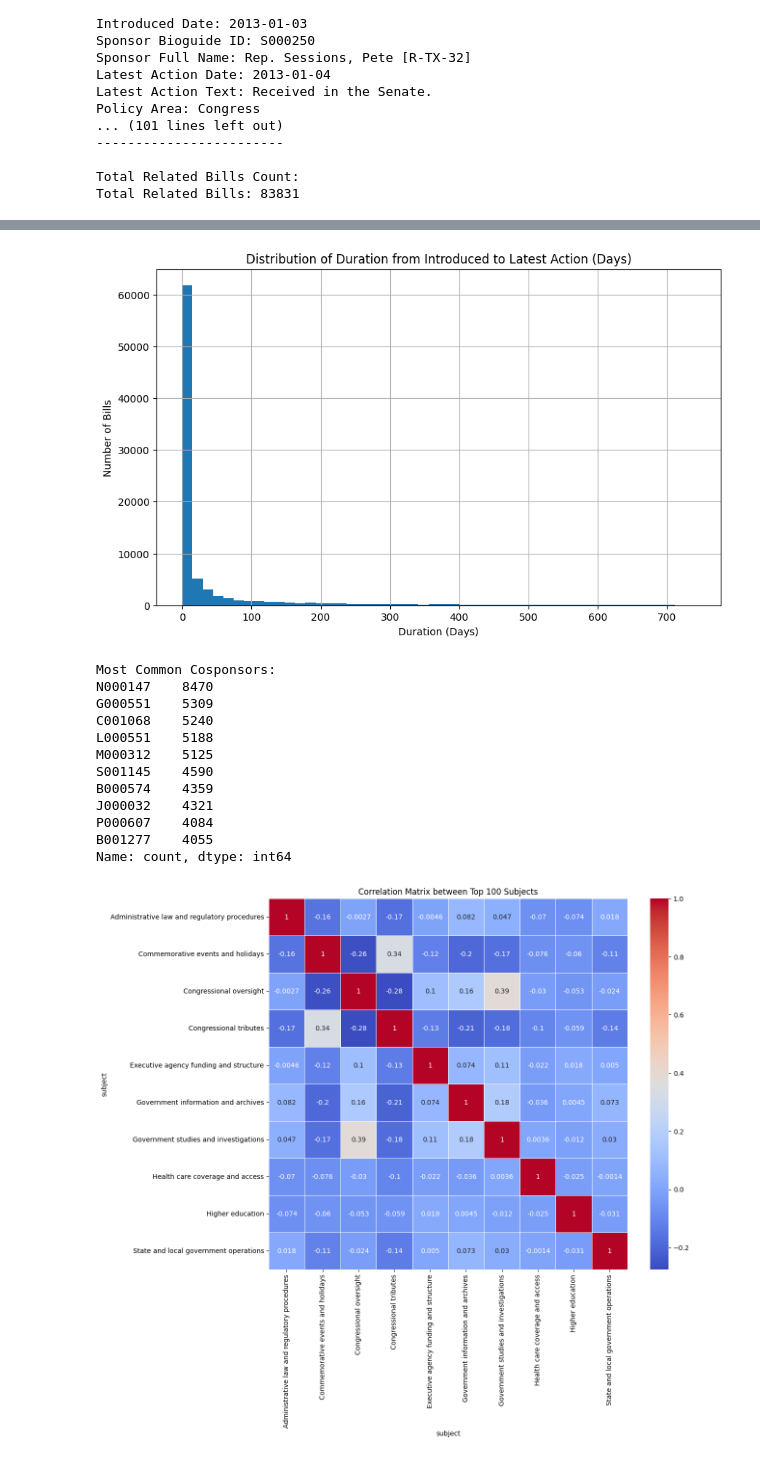
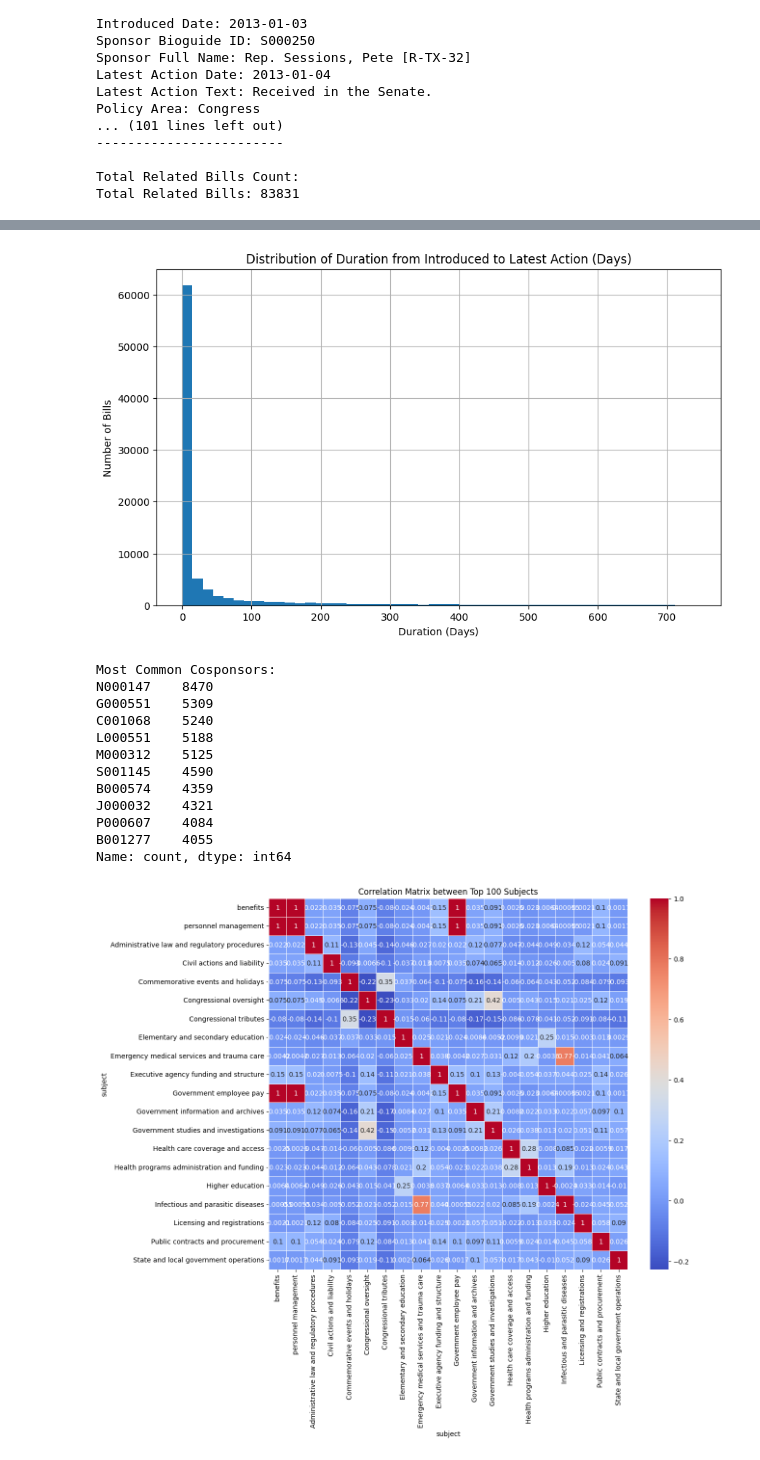
Before and after one commit to elianaive/Political-Vibes, a Jupyter notebook: extract-info.ipynb, the cells around one changed output, grey strips where cells are left out. Saved outputs shown, nothing was run; the diff lists cells and outputs as text; code cells hidden in the pictures.

```diff
--- a/extract-info.ipynb
+++ b/extract-info.ipynb
@@ -421,33 +421,33 @@ print(cosponsor_counts.head(10))
 
 # Most common subjects
 subject_counts = pd.Series([subject for subjects in df['subjects'] for subject in subjects]).value_counts()
-top_subjects = subject_counts.head(10).index
+top_subjects = subject_counts.head(20).index
 
 # Correlation matrix between top subjects
 subject_dummies = df['subjects'].apply(lambda x: [subject for subject in x if subject in top_subjects]).apply(pd.Series).stack().reset_index(level=1, drop=True).to_frame('subject')
 subject_dummies['value'] = 1
 subject_matrix = subject_dummies.pivot_table(index=subject_dummies.index, columns='subject', values='value', fill_value=0)
 correlation_matrix = subject_matrix.corr()
 
 # Plot correlation matrix heatmap
 plt.figure(figsize=(12, 10))
 sns.heatmap(correlation_matrix, annot=True, cmap='coolwarm', linewidths=0.5)
 plt.title('Correlation Matrix between Top 100 Subjects')
 plt.show()
 # %% [output]
 [figure]
 [figure]
 [figure]
 Most Common Cosponsors:
 N000147    8470
 G000551    5309
 C001068    5240
 L000551    5188
 M000312    5125
 S001145    4590
 B000574    4359
 J000032    4321
 P000607    4084
 B001277    4055
 Name: count, dtype: int64
-[figure, old version]
+[figure, new version]
```
Also changed, not shown: 2 other files.
